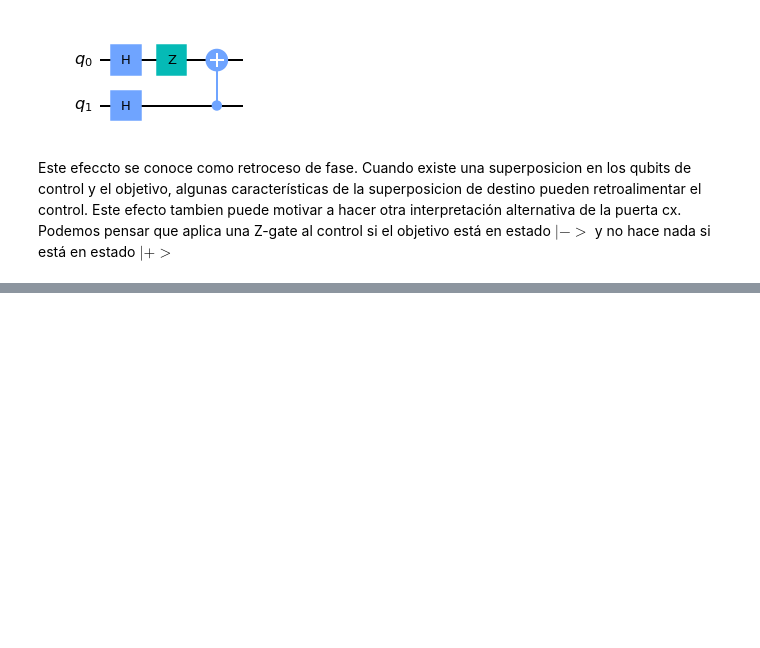
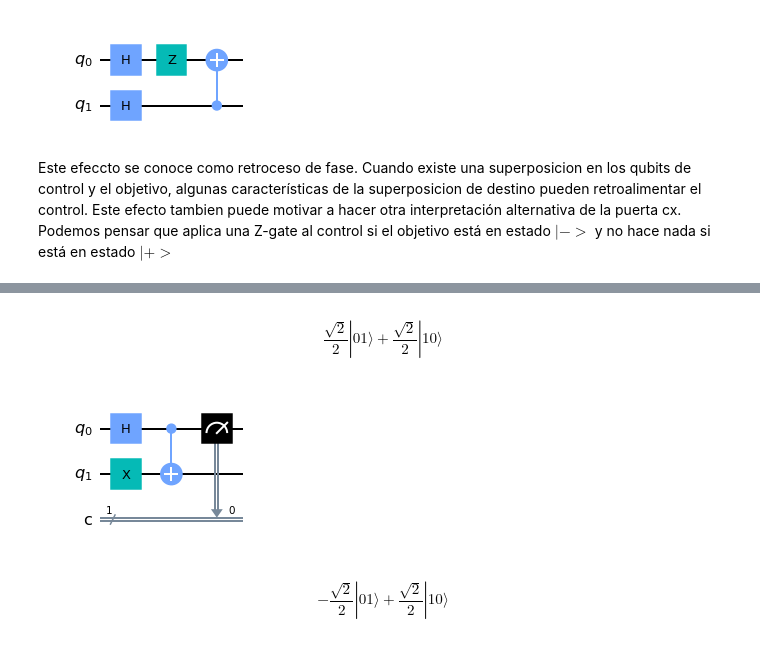
Before and after one commit to Kiedie/Quantum-Computing-with-Qiskit, a Jupyter notebook: Basics of QuantumCircuit Qiskit.ipynb, the cells around one changed output, grey strips where cells are left out. Drawn from its saved outputs; the diff is of its cells as text; code cells hidden in the pictures; blank space fills up the shorter version.

```diff
--- a/Basics of QuantumCircuit Qiskit.ipynb
+++ b/Basics of QuantumCircuit Qiskit.ipynb
@@ -265,0 +377,32 @@ Este efeccto se conoce como retroceso de fase. Cuando existe una superposicion e
+# %%
+qc = QuantumCircuit(2,1)
+
+qc.x(1)
+qc.h(0)
+qc.cx(0,1)
+
+ket = Statevector(qc)
+
+qc.measure(0,0)
+
+ket.draw('latex')
+# %% [output]
+$$\frac{\sqrt{2}}{2} |01\rangle+\frac{\sqrt{2}}{2} |10\rangle$$
+# %%
+qc.draw('mpl')
+# %% [output]
+[figure, added]
+# %%
+qc = QuantumCircuit(2,1)
+
+qc.x([0,1])
+qc.h(0)
+qc.cx(0,1)
+
+ket = Statevector(qc)
+
+qc.measure(0,0)
+
+ket.draw('latex')
+# %% [output]
+$$- \frac{\sqrt{2}}{2} |01\rangle+\frac{\sqrt{2}}{2} |10\rangle$$
```
Also changed, not shown: parts of 28 cells of this notebook, 1 other file.
